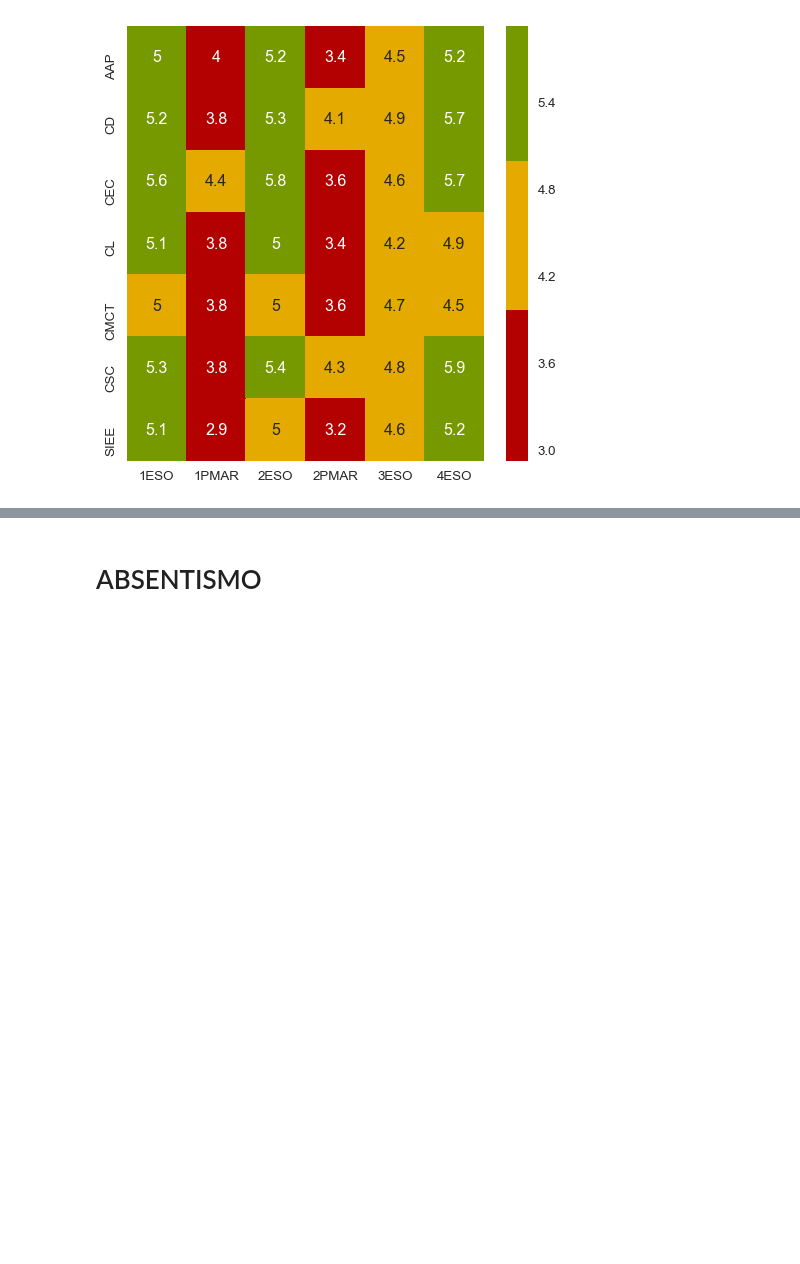
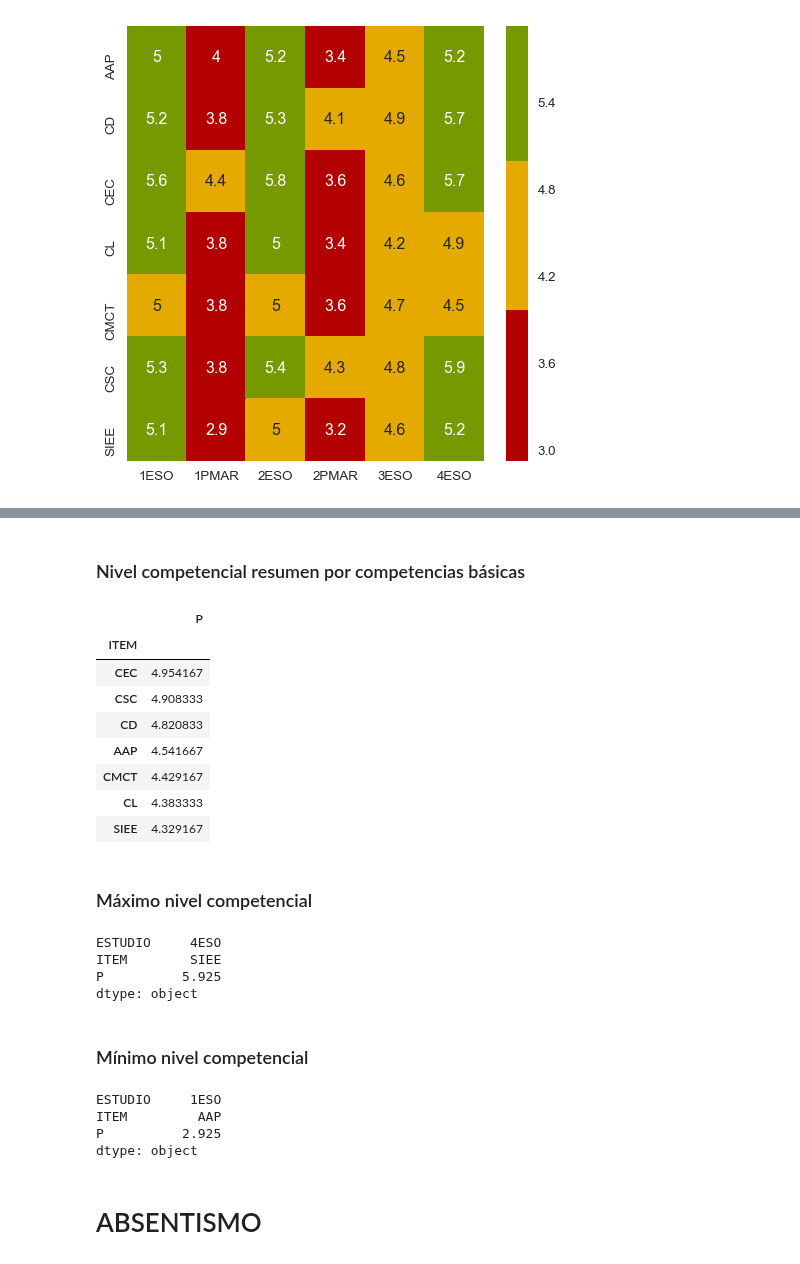
Before and after one commit to iespuertodelacruz/analitica, a Jupyter notebook: C1718/E3.ipynb, the cells around one changed output, grey strips where cells are left out. Drawn from its saved outputs; the diff is of its cells as text; code cells hidden in the pictures; blank space fills up the shorter version.

```diff
--- a/C1718/E3.ipynb
+++ b/C1718/E3.ipynb
@@ -377,10 +389,10 @@ def summary(df):
     return np.sum(df2["VAL"] * df2["PORCENTAJE"])
 
 
-z = df_bc.groupby(["ESTUDIO", "ITEM"]).apply(
+df_bc_summary = df_bc.groupby(["ESTUDIO", "ITEM"]).apply(
     summary).reset_index().rename(columns={0: "P"})
 plt.figure(figsize=(6, 6), dpi=96)
-sns.heatmap(z.pivot("ITEM", "ESTUDIO", "P"), annot=True, cmap=cmap, center=5)
+sns.heatmap(df_bc_summary.pivot("ITEM", "ESTUDIO", "P"), annot=True, cmap=cmap, center=5)
 # hide axis labels
 plt.xlabel("")
 plt.ylabel("")
@@ -392,3 +417,35 @@ plt.tick_params(top="off", bottom="off", left="off",
+# %% [markdown]
+### Nivel competencial resumen por competencias básicas
+# %%
+df_bc_summary.groupby("ITEM").mean().sort_values("P", ascending=False)
+# %% [output]
+|  | P |
+| ITEM |  |
+| CEC | 4.954167 |
+| CSC | 4.908333 |
+| CD | 4.820833 |
+| AAP | 4.541667 |
+| CMCT | 4.429167 |
+| CL | 4.383333 |
+| SIEE | 4.329167 |
+# %% [markdown]
+### Máximo nivel competencial
+# %%
+df_bc_summary.max()
+# %% [output]
+ESTUDIO     4ESO
+ITEM        SIEE
+P          5.925
+dtype: object
+# %% [markdown]
+### Mínimo nivel competencial
+# %%
+df_bc_summary.min()
+# %% [output]
+ESTUDIO     1ESO
+ITEM         AAP
+P          2.925
+dtype: object
 # %% [markdown]
 # ABSENTISMO
 # %% [markdown]
```
Also changed, not shown: parts of 7 cells of this notebook.
